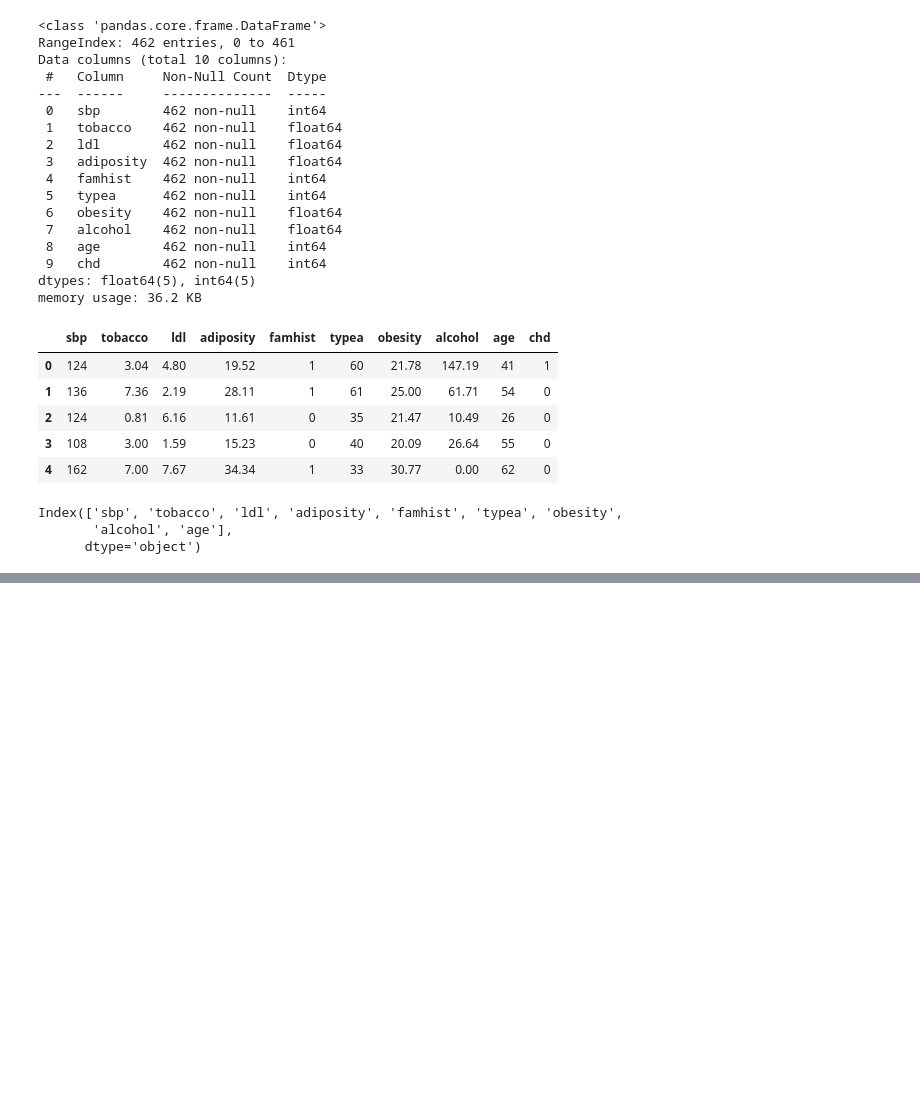
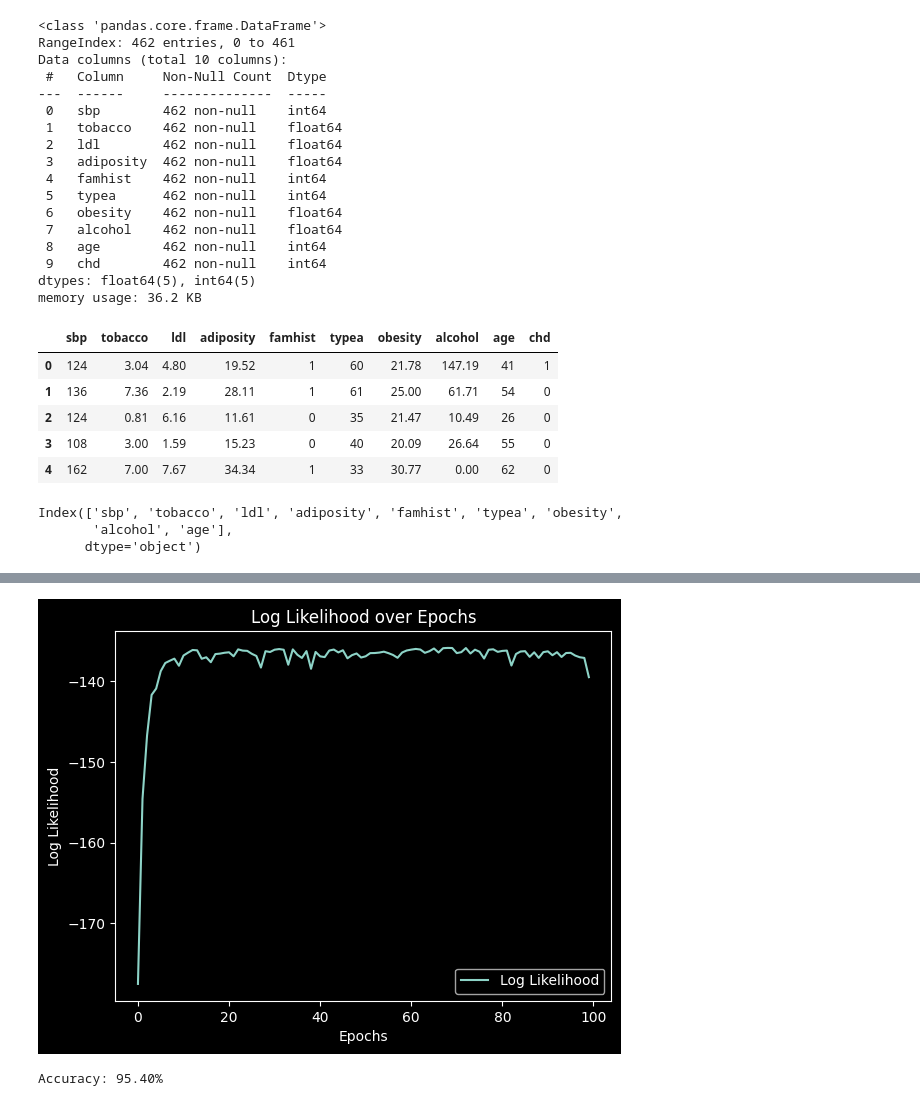
Before and after one commit to jaehho/junior_fall, a Jupyter notebook: frequentist/project_2/project_2.ipynb, the cells around one changed output, grey strips where cells are left out. Drawn from its saved outputs; the diff is of its cells as text; code cells hidden in the pictures; blank space fills up the shorter version.

```diff
--- a/frequentist/project_2/project_2.ipynb
+++ b/frequentist/project_2/project_2.ipynb
@@ -146,0 +174,76 @@ accuracy
+# %%
+class LogisticRegressionSGD:
+    def __init__(self, learning_rate=0.01, epochs=1000, penalty=None, alpha=0.01):
+        self.learning_rate = learning_rate
+        self.epochs = epochs
+        self.penalty = penalty  # 'l1', 'l2', or None
+        self.alpha = alpha
+        self.weights = None
+        self.log_likelihoods = []
+
+    def sigmoid(self, z):
+        return 1 / (1 + np.exp(-z))
+
+    def fit(self, X, y):
+        n_samples, n_features = X.shape
+        self.weights = np.zeros(n_features)
+
+        for epoch in range(self.epochs):
+            for i in range(n_samples):
+                random_idx = np.random.randint(n_samples)
+                x_i = X[random_idx]
+                y_i = y[random_idx]
+
+                linear_model = np.dot(x_i, self.weights)
+                y_pred = self.sigmoid(linear_model)
+                error = y_i - y_pred
+
+                # Update weights
+                gradient = error * x_i
+                self.weights += self.learning_rate * gradient
+
+                # Apply L1 or L2 regularization penalty
+                if self.penalty == 'l2':
+                    self.weights -= self.learning_rate * self.alpha * self.weights
+                elif self.penalty == 'l1':
+                    self.weights -= self.learning_rate * self.alpha * np.sign(self.weights)
+
+            # Calculate log likelihood for the epoch
+            log_likelihood = self.calculate_log_likelihood(X, y)
+            self.log_likelihoods.append(log_likelihood)
+
+    def calculate_log_likelihood(self, X, y):
+        linear_model = np.dot(X, self.weights)
+        y_pred = self.sigmoid(linear_model)
+        log_likelihood = np.sum(y * np.log(y_pred + 1e-9) + (1 - y) * np.log(1 - y_pred + 1e-9))
+        return log_likelihood
+
+    def predict(self, X):
+        linear_model = np.dot(X, self.weights)
+        y_pred = self.sigmoid(linear_model)
+        return np.where(y_pred >= 0.5, 1, 0)
+
+    def plot_log_likelihood(self):
+        plt.plot(range(self.epochs), self.log_likelihoods, label="Log Likelihood")
+        plt.xlabel("Epochs")
+        plt.ylabel("Log Likelihood")
+        plt.title("Log Likelihood over Epochs")
+        plt.legend()
+        plt.show()
+
+# Example usage
+from sklearn.datasets import make_classification
+X, y = make_classification(n_samples=1000, n_features=10, n_classes=2)
+
+# Train logistic regression using SGD
+model = LogisticRegressionSGD(learning_rate=0.01, epochs=100, penalty=None, alpha=0.01)
+model.fit(X, y)
+model.plot_log_likelihood()
+
+# Predict
+y_pred = model.predict(X)
+accuracy = np.mean(y_pred == y)
+print(f"Accuracy: {accuracy * 100:.2f}%")
+# %% [output]
+[figure, added]
+Accuracy: 95.40%
```
Also changed, not shown: parts of 3 cells of this notebook, 1 other file.
